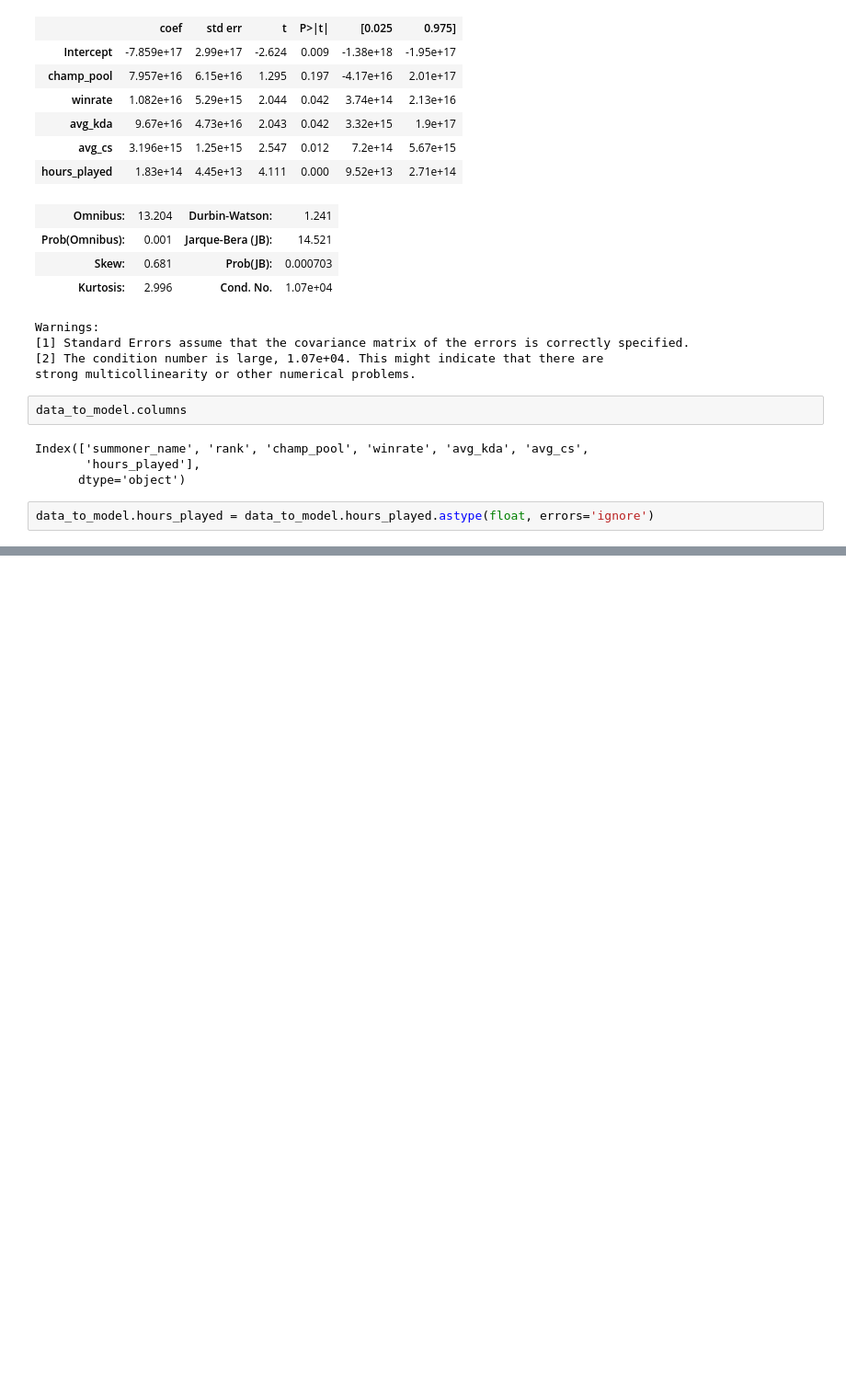
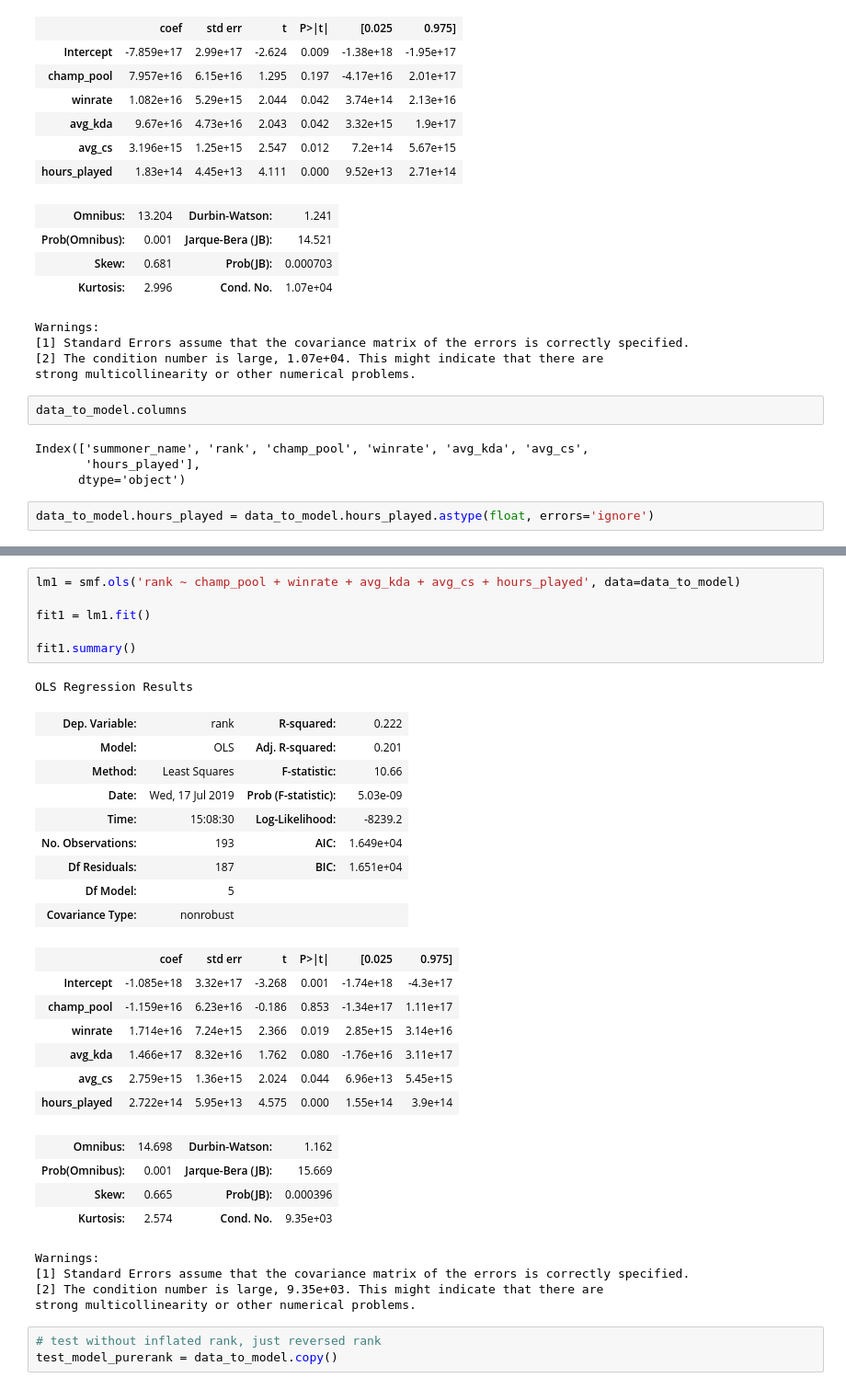
Before and after one commit to Ydu/LoL_Rank_Prediction, a Jupyter notebook: initial_eda/data_gathering.ipynb, the cells around one changed output, grey strips where cells are left out. Shown at 92% size. Drawn from its saved outputs; the diff is of its cells as text; blank space fills up the shorter version.

```diff
--- a/initial_eda/data_gathering.ipynb
+++ b/initial_eda/data_gathering.ipynb
@@ -531,0 +544,35 @@ Name: hours_played, Length: 200, dtype: float64
+# %%
+lm1 = smf.ols('rank ~ champ_pool + winrate + avg_kda + avg_cs + hours_played', data=data_to_model)
+
+fit1 = lm1.fit()
+
+fit1.summary()
+# %% [output]
+OLS Regression Results
+| Dep. Variable: | rank | R-squared: | 0.222 |
+| Model: | OLS | Adj. R-squared: | 0.201 |
+| Method: | Least Squares | F-statistic: | 10.66 |
+| Date: | Wed, 17 Jul 2019 | Prob (F-statistic): | 5.03e-09 |
+| Time: | 15:08:30 | Log-Likelihood: | -8239.2 |
+| No. Observations: | 193 | AIC: | 1.649e+04 |
+| Df Residuals: | 187 | BIC: | 1.651e+04 |
+| Df Model: | 5 |  |  |
+| Covariance Type: | nonrobust |  |  |
+|  | coef | std err | t | P>|t| | [0.025 | 0.975] |
+| Intercept | -1.085e+18 | 3.32e+17 | -3.268 | 0.001 | -1.74e+18 | -4.3e+17 |
+| champ_pool | -1.159e+16 | 6.23e+16 | -0.186 | 0.853 | -1.34e+17 | 1.11e+17 |
+| winrate | 1.714e+16 | 7.24e+15 | 2.366 | 0.019 | 2.85e+15 | 3.14e+16 |
+| avg_kda | 1.466e+17 | 8.32e+16 | 1.762 | 0.080 | -1.76e+16 | 3.11e+17 |
+| avg_cs | 2.759e+15 | 1.36e+15 | 2.024 | 0.044 | 6.96e+13 | 5.45e+15 |
+| hours_played | 2.722e+14 | 5.95e+13 | 4.575 | 0.000 | 1.55e+14 | 3.9e+14 |
+| Omnibus: | 14.698 | Durbin-Watson: | 1.162 |
+| Prob(Omnibus): | 0.001 | Jarque-Bera (JB): | 15.669 |
+| Skew: | 0.665 | Prob(JB): | 0.000396 |
+| Kurtosis: | 2.574 | Cond. No. | 9.35e+03 |
+Warnings:
+[1] Standard Errors assume that the covariance matrix of the errors is correctly specified.
+[2] The condition number is large, 9.35e+03. This might indicate that there are
+strong multicollinearity or other numerical problems.
+# %%
+# test without inflated rank, just reversed rank
+test_model_purerank = data_to_model.copy()
```
Also changed, not shown: parts of 10 cells of this notebook.
